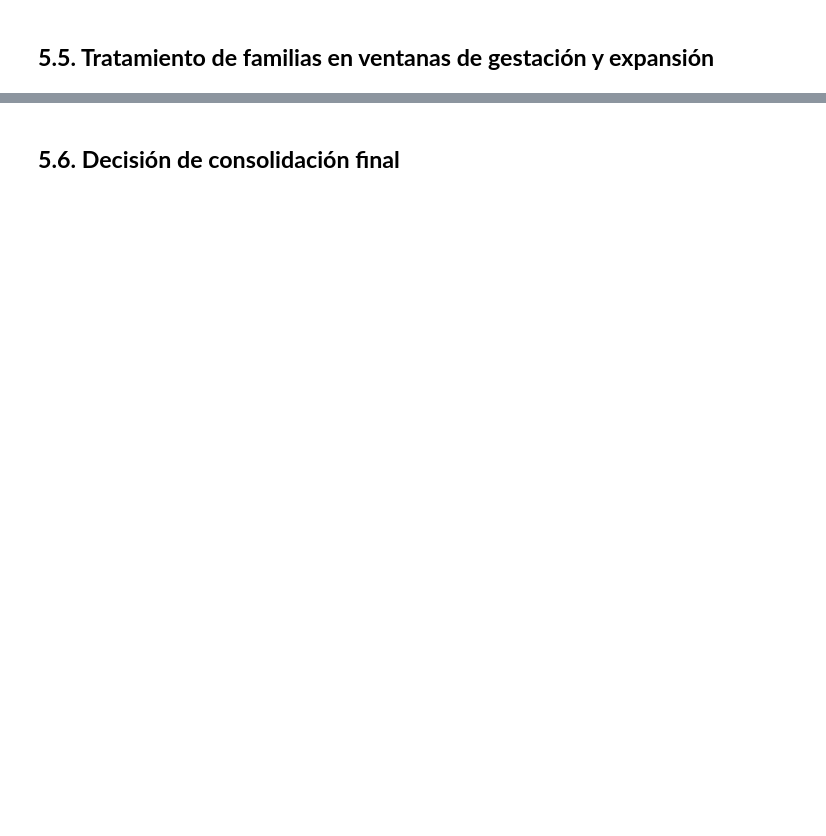
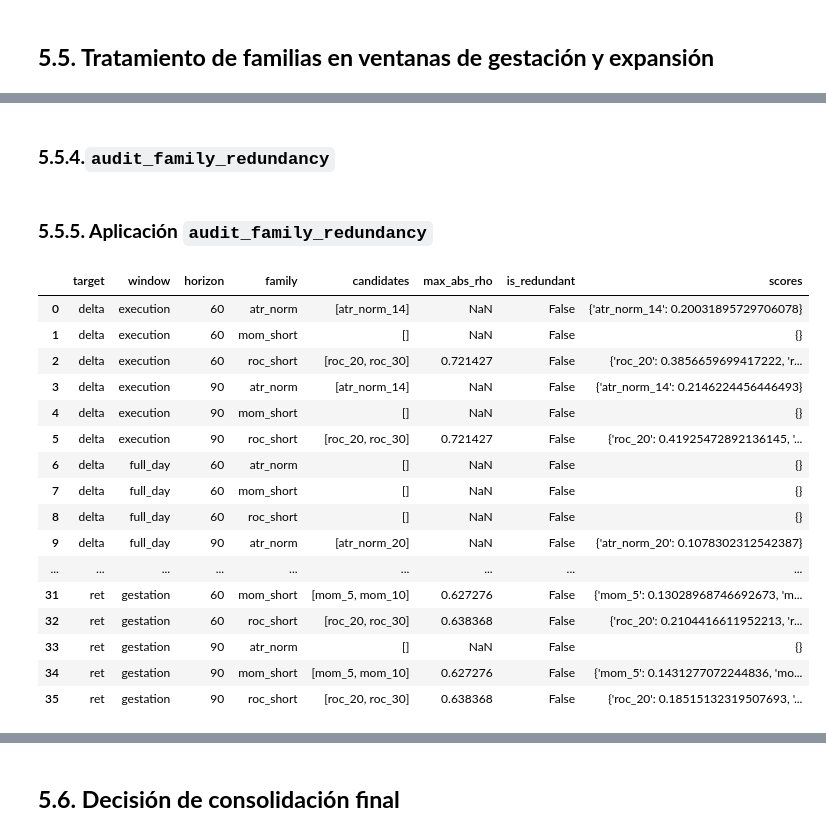
Before and after one commit to GUNAPILLCO/neural_profit, a Jupyter notebook: stage_03_feature_engineering/stage_03_feature_engineering.ipynb, the cells around one changed output, grey strips where cells are left out. Drawn from its saved outputs; the diff is of its cells as text; code cells hidden in the pictures; blank space fills up the shorter version.

```diff
--- a/stage_03_feature_engineering/stage_03_feature_engineering.ipynb
+++ b/stage_03_feature_engineering/stage_03_feature_engineering.ipynb
@@ -3357,10 +3314,13 @@ La lógica previa no necesita corrección: **necesita consolidación**, y estos
 # %%
-print('TI full day finals H=60:', full_day_final_60)
-print('TI full day finals H=90:', full_day_final_90)
+for target in ("delta", "ret"):
+    print(f"\n===== TARGET: {target.upper()} =====")
 
-print('TI gestation finals H=60:', gestation_final_60)
-print('TI gestation finals H=90:', gestation_final_90)
+    print("TI full day finals H=60:", FINAL_TI[(target, "full_day", 60)])
+    print("TI full day finals H=90:", FINAL_TI[(target, "full_day", 90)])
 
-print('TI execution finals H=60:', execution_final_60)
-print('TI execution finals H=90:', execution_final_90)
+    print("TI gestation finals H=60:", FINAL_TI[(target, "gestation", 60)])
+    print("TI gestation finals H=90:", FINAL_TI[(target, "gestation", 90)])
+
+    print("TI execution finals H=60:", FINAL_TI[(target, "execution", 60)])
+    print("TI execution finals H=90:", FINAL_TI[(target, "execution", 90)])
 # %% [output]
@@ -3372,0 +3344,26 @@ TI execution finals H=90: ['ema_60', 'momentum_3', 'momentum_5', 'roc_20', 'roc_
+# %%
+# ============================================================
+# Path de salida
+# ============================================================
+FINAL_TI_PATH = Path(os.environ.get("FINAL_TI_PATH", "data/targets/final_indicators.json"))
+FINAL_TI_PATH = DRIVE_DIR / FINAL_TI_PATH
+
+# ============================================================
+# Reorganizar a un dict JSON-friendly
+# ============================================================
+final_indicators_json = {}
+
+for (target, window, horizon), indicators in FINAL_TI.items():
+    final_indicators_json.setdefault(target, {})
+    final_indicators_json[target].setdefault(window, {})
+    final_indicators_json[target][window][str(horizon)] = indicators
+
+# ============================================================
+# Guardar JSON
+# ============================================================
+FINAL_TI_PATH.parent.mkdir(parents=True, exist_ok=True)
+
+with FINAL_TI_PATH.open("w", encoding="utf-8") as f:
+    json.dump(final_indicators_json, f, indent=2, ensure_ascii=False)
+
+print(f"[OK] Final indicators guardados en:\n{FINAL_TI_PATH}")
@@ -3690,0 +3716,2 @@ Execution H=90 selected: ['ema_60', 'momentum_3', 'momentum_5', 'roc_20', 'roc_6
+# %% [markdown]
+### **5.5.4.`audit_family_redundancy`**
@@ -3690,0 +3799,22 @@ Execution H=90 selected: ['ema_60', 'momentum_3', 'momentum_5', 'roc_20', 'roc_6
+# %% [markdown]
+### **5.5.5. Aplicación `audit_family_redundancy`**
+# %%
+display(audit)
+# %% [output]
+|  | target | window | horizon | family | candidates | max_abs_rho | is_redundant | scores |
+| 0 | delta | execution | 60 | atr_norm | [atr_norm_14] | NaN | False | {'atr_norm_14': 0.20031895729706078} |
+| 1 | delta | execution | 60 | mom_short | [] | NaN | False | {} |
+| 2 | delta | execution | 60 | roc_short | [roc_20, roc_30] | 0.721427 | False | {'roc_20': 0.3856659699417222, 'r... |
+| 3 | delta | execution | 90 | atr_norm | [atr_norm_14] | NaN | False | {'atr_norm_14': 0.2146224456446493} |
+| 4 | delta | execution | 90 | mom_short | [] | NaN | False | {} |
+| 5 | delta | execution | 90 | roc_short | [roc_20, roc_30] | 0.721427 | False | {'roc_20': 0.41925472892136145, '... |
+| 6 | delta | full_day | 60 | atr_norm | [] | NaN | False | {} |
+| 7 | delta | full_day | 60 | mom_short | [] | NaN | False | {} |
+| 8 | delta | full_day | 60 | roc_short | [] | NaN | False | {} |
+| 9 | delta | full_day | 90 | atr_norm | [atr_norm_20] | NaN | False | {'atr_norm_20': 0.1078302312542387} |
+| ... | ... | ... | ... | ... | ... | ... | ... | ... |
+| 31 | ret | gestation | 60 | mom_short | [mom_5, mom_10] | 0.627276 | False | {'mom_5': 0.13028968746692673, 'm... |
+| 32 | ret | gestation | 60 | roc_short | [roc_20, roc_30] | 0.638368 | False | {'roc_20': 0.2104416611952213, 'r... |
+| 33 | ret | gestation | 90 | atr_norm | [] | NaN | False | {} |
+| 34 | ret | gestation | 90 | mom_short | [mom_5, mom_10] | 0.627276 | False | {'mom_5': 0.1431277072244836, 'mo... |
+| 35 | ret | gestation | 90 | roc_short | [roc_20, roc_30] | 0.638368 | False | {'roc_20': 0.18515132319507693, '... |
```
Also changed, not shown: parts of 79 cells of this notebook.
